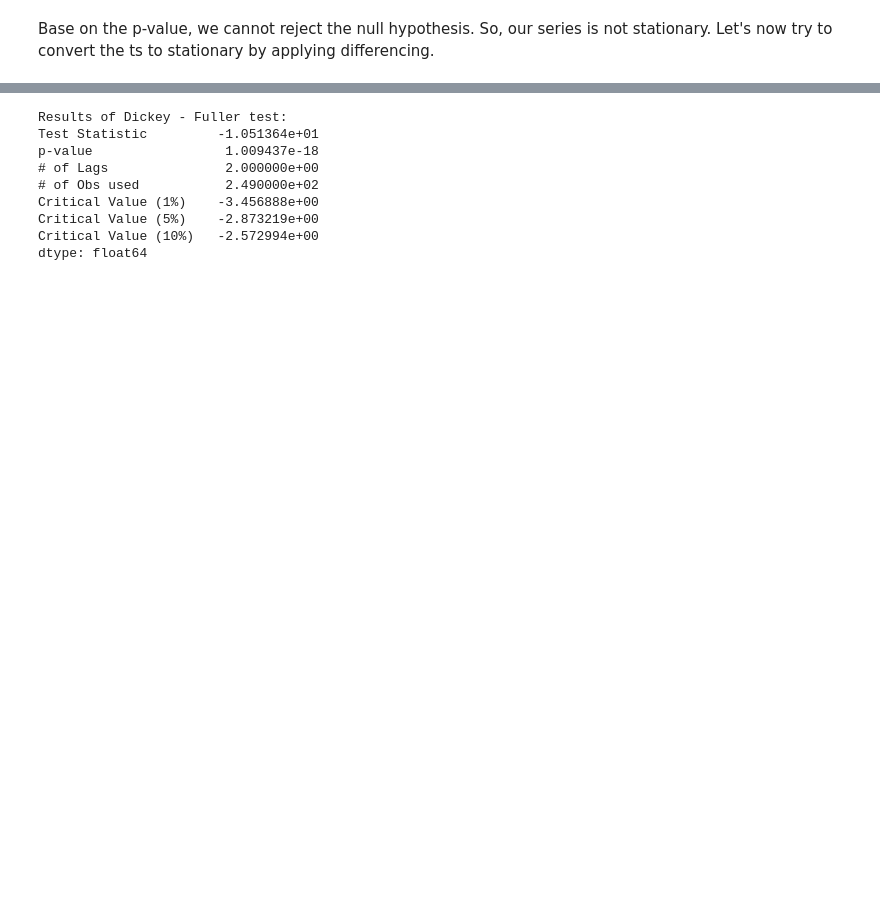
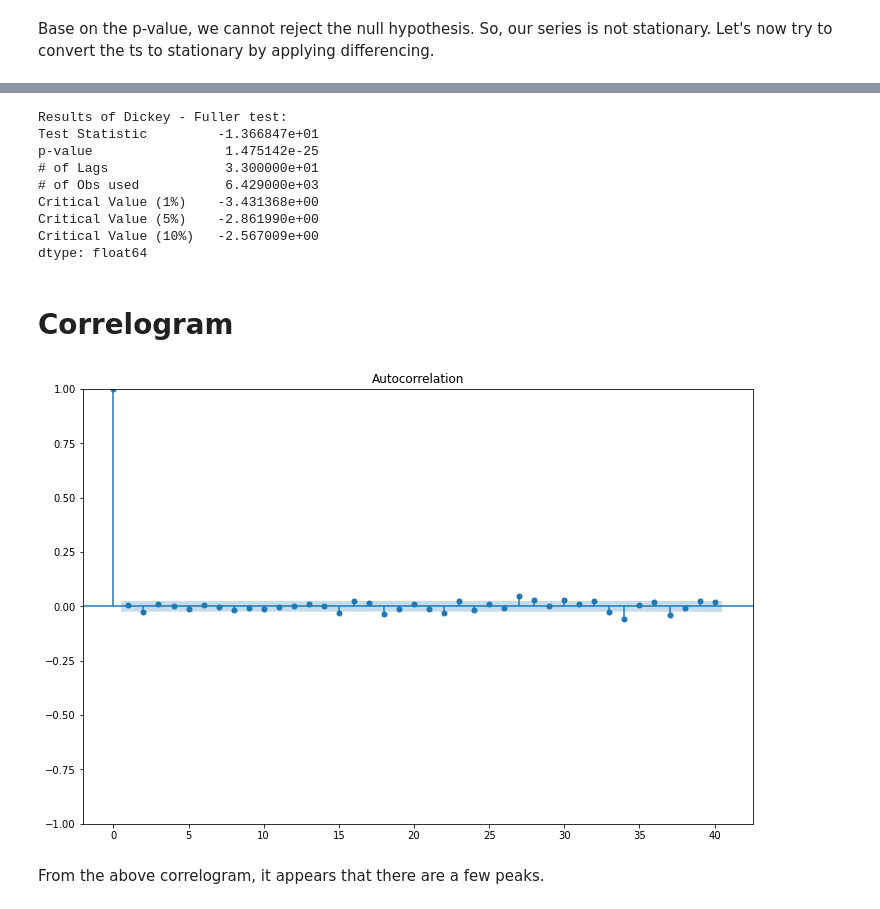
Before and after one commit to matsaragas/TimeSeries, a Jupyter notebook: Time Series/autoRegressiveModels.ipynb, the cells around one changed output, grey strips where cells are left out. Drawn from its saved outputs; the diff is of its cells as text; code cells hidden in the pictures; blank space fills up the shorter version.

```diff
--- a/Time Series/autoRegressiveModels.ipynb
+++ b/Time Series/autoRegressiveModels.ipynb
@@ -102,12 +102,22 @@ data['CloseDiff'].dropna().plot()
 # %%
-adf_test(data['CloseDiff'].dropna())
+adf_test(data['logCloseDiff'].dropna())
 # %% [output]
 Results of Dickey - Fuller test:
-Test Statistic         -1.051364e+01
-p-value                 1.009437e-18
-# of Lags               2.000000e+00
-# of Obs used           2.490000e+02
-Critical Value (1%)    -3.456888e+00
-Critical Value (5%)    -2.873219e+00
-Critical Value (10%)   -2.572994e+00
+Test Statistic         -1.366847e+01
+p-value                 1.475142e-25
+# of Lags               3.300000e+01
+# of Obs used           6.429000e+03
+Critical Value (1%)    -3.431368e+00
+Critical Value (5%)    -2.861990e+00
+Critical Value (10%)   -2.567009e+00
 dtype: float64
+# %% [markdown]
+# Correlogram
+# %%
+with mpl.rc_context():
+    mpl.rc("figure", figsize=(12, 8))
+    sm.graphics.tsa.plot_acf(data['logCloseDiff'].dropna(), lags = 40)
+# %% [output]
+[figure, added]
+# %% [markdown]
+From the above correlogram, it appears that there are a few peaks.
```
Also changed, not shown: parts of 15 cells of this notebook.
